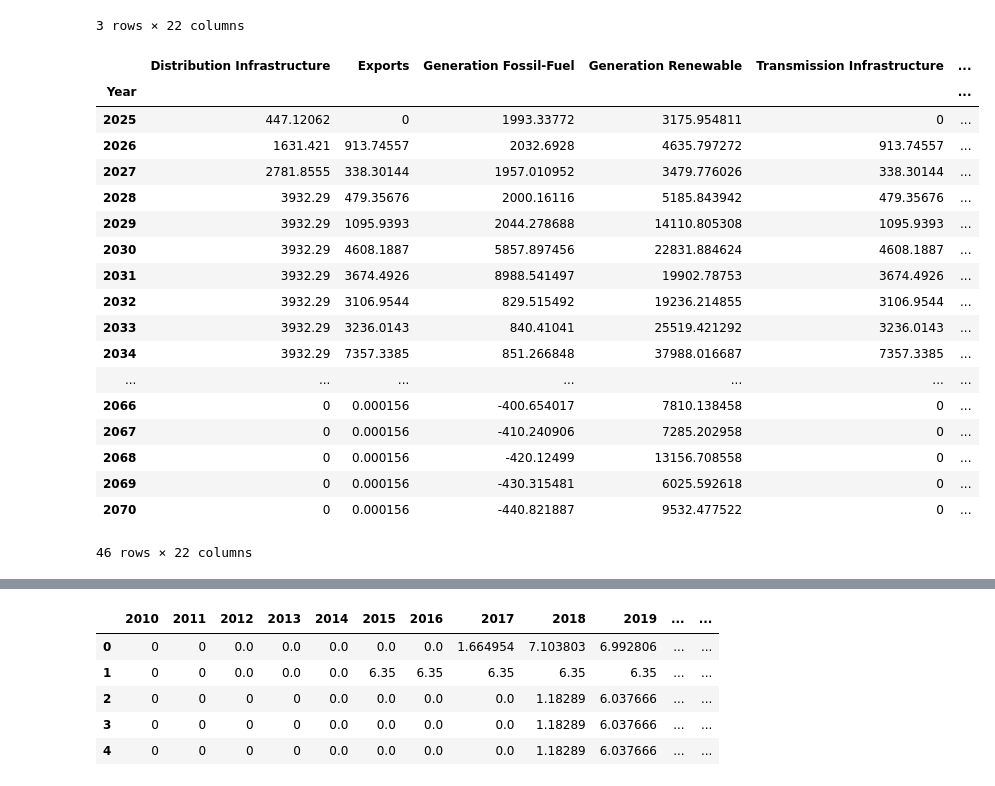
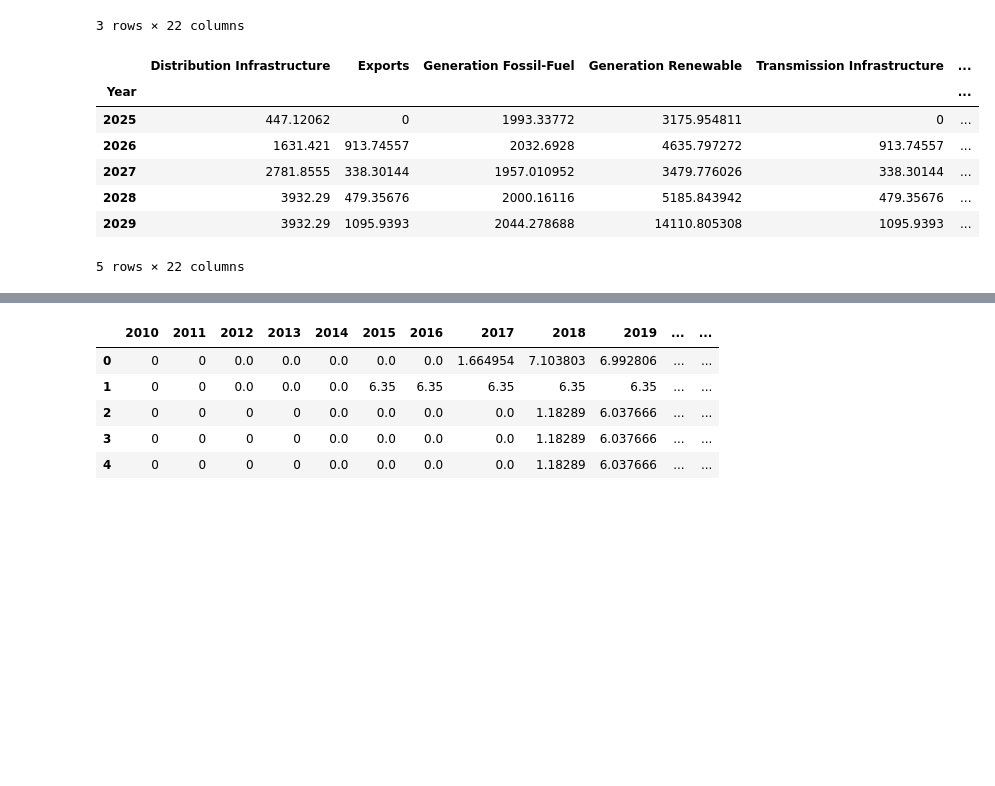
Before and after one commit to MINFinModel/minfin-py-public-release, a Jupyter notebook: minfin_notebook.ipynb, the cells around one changed output, grey strips where cells are left out. Drawn from its saved outputs; the diff is of its cells as text; code cells hidden in the pictures; blank space fills up the shorter version.

```diff
--- a/addtional_input.ipynb
+++ b/minfin_notebook.ipynb
@@ -20,16 +20,18 @@ Figures may be saved under `minfin_output/figures/` when using `save_figure`.
 - Open the MinFin `.xlsm` with `pandas`, list sheet names, and set `file_path` and `START_YEAR` (same pattern as `minfin_notebook.ipynb`).
 # %%
 # Commented out the below line for installation of pandas if it is already installed
-!python3 -m pip install pandas
+# !python3 -m pip install pandas
+import warnings
+warnings.filterwarnings("ignore")
 import numpy as np
 import pandas as pd
 
 START_YEAR = 2025
 # Define file path
-# file_path = "C:\\Users\\Zixuan\\Downloads\\MinFin V1.0.0kc.xlsm"
-file_path = "data/MINFin Energy 251203 test v6.xlsm"
+file_path = "data/MINFin Energy Example Input File.xlsm"
 # Load the Excel file and check available sheet names
-xls = pd.ExcelFile(file_path)
+with pd.ExcelFile(file_path) as xls:
+    sheet_names = xls.sheet_names
 sheet_names = xls.sheet_names
 # Display sheet names
 sheet_names
@@ -729,34 +699,23 @@ df_category_sum_incremental.head(3)
 # %%
 total_financing_needs_nz = df_category_sum_nz.sum(axis=1)/2
 total_financing_needs_lc = df_category_sum_lc.sum(axis=1)/2
 total_financing_needs_lc_incremental = df_category_sum_incremental.sum(axis=1)/2
 df_invest_need_summary = pd.DataFrame({
     'Net Zero': total_financing_needs_nz,
     'Least Cost': total_financing_needs_lc,
     'Incremental': total_financing_needs_lc_incremental
 })
 df_invest_need_summary.loc[:, "Total financing"] = df_invest_need_summary.loc[:, "Net Zero"]
 
-df_category_sum_incremental
+df_category_sum_incremental.head()
 # %% [output]
 |  | Distribution Infrastructure | Exports | Generation Fossil-Fuel | Generation Renewable | Transmission Infrastructure | ... |
 | Year |  |  |  |  |  | ... |
 | 2025 | 447.12062 | 0 | 1993.33772 | 3175.954811 | 0 | ... |
 | 2026 | 1631.421 | 913.74557 | 2032.6928 | 4635.797272 | 913.74557 | ... |
 | 2027 | 2781.8555 | 338.30144 | 1957.010952 | 3479.776026 | 338.30144 | ... |
 | 2028 | 3932.29 | 479.35676 | 2000.16116 | 5185.843942 | 479.35676 | ... |
 | 2029 | 3932.29 | 1095.9393 | 2044.278688 | 14110.805308 | 1095.9393 | ... |
-| 2030 | 3932.29 | 4608.1887 | 5857.897456 | 22831.884624 | 4608.1887 | ... |
-| 2031 | 3932.29 | 3674.4926 | 8988.541497 | 19902.78753 | 3674.4926 | ... |
-| 2032 | 3932.29 | 3106.9544 | 829.515492 | 19236.214855 | 3106.9544 | ... |
-| 2033 | 3932.29 | 3236.0143 | 840.41041 | 25519.421292 | 3236.0143 | ... |
-| 2034 | 3932.29 | 7357.3385 | 851.266848 | 37988.016687 | 7357.3385 | ... |
-| ... | ... | ... | ... | ... | ... | ... |
-| 2066 | 0 | 0.000156 | -400.654017 | 7810.138458 | 0 | ... |
-| 2067 | 0 | 0.000156 | -410.240906 | 7285.202958 | 0 | ... |
-| 2068 | 0 | 0.000156 | -420.12499 | 13156.708558 | 0 | ... |
-| 2069 | 0 | 0.000156 | -430.315481 | 6025.592618 | 0 | ... |
-| 2070 | 0 | 0.000156 | -440.821887 | 9532.477522 | 0 | ... |
-46 rows × 22 columns
+5 rows × 22 columns
 # %% [markdown]
 ## Financing Baseline
```
Also changed, not shown: parts of 11 cells of this notebook, 6 other files.
